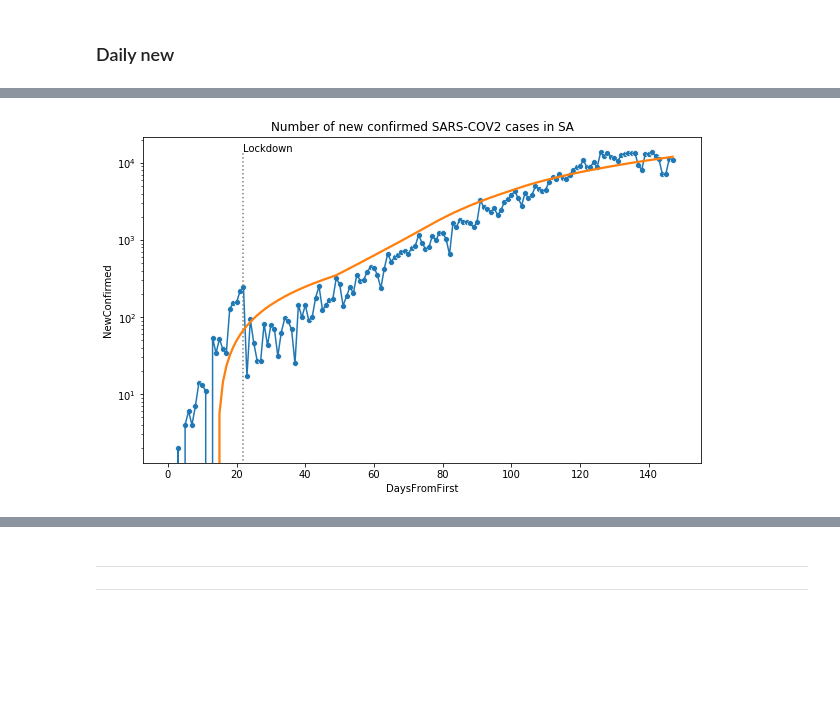
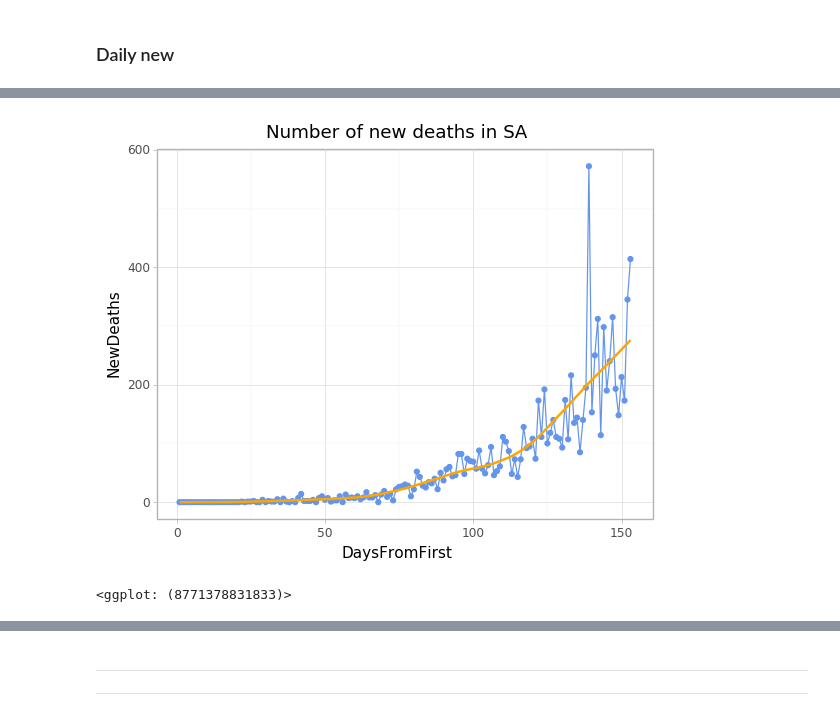
Before and after one commit to ArmandBester/SARS-COV2-in-SA, a Jupyter notebook: SA_cov_dr.ipynb, the cells around one changed output, grey strips where cells are left out. Saved outputs shown, nothing was run; the diff lists cells and outputs as text; code cells hidden in the pictures; blank space fills up the shorter version.

```diff
--- a/SA_cov_dr.ipynb
+++ b/SA_cov_dr.ipynb
@@ -377,11 +361,11 @@ plt.title('Number of new confirmed SARS-COV2 cases in SA');
-# %%
-plt.figure(figsize=(10,6))
-sns.lineplot(x='DaysFromFirst', y='NewConfirmed', data=SAdf)
-sns.scatterplot(x='DaysFromFirst', y='NewConfirmed', data=SAdf)
-sns.regplot(x='DaysFromFirst', y='NewConfirmed', data=SAdf, lowess=True, scatter= False)
-plt.vlines(x=22, ymin=0, ymax=SAdf['NewConfirmed'].max(), linestyles=('dotted'), colors='grey')
-plt.text(22,SAdf['NewConfirmed'].max(), 'Lockdown')
-plt.yscale('log')
-plt.title('Number of new confirmed SARS-COV2 cases in SA');
-# %% [output]
-[figure, removed]
+# %%
+
+(ggplot(SAdf.dropna(), aes('DaysFromFirst', 'NewDeaths'))
+    + geom_line(color='cornflowerblue')
+    + geom_point(color='cornflowerblue')
+    + geom_smooth(span=0.2, color='orange', se=False)
+    + theme_light()
+    + ggtitle("Number of new deaths in SA"))
+# %% [output]
+[figure, added]
+<ggplot: (8771378831833)>
```
Also changed, not shown: parts of 21 cells of this notebook, 8 other files.
